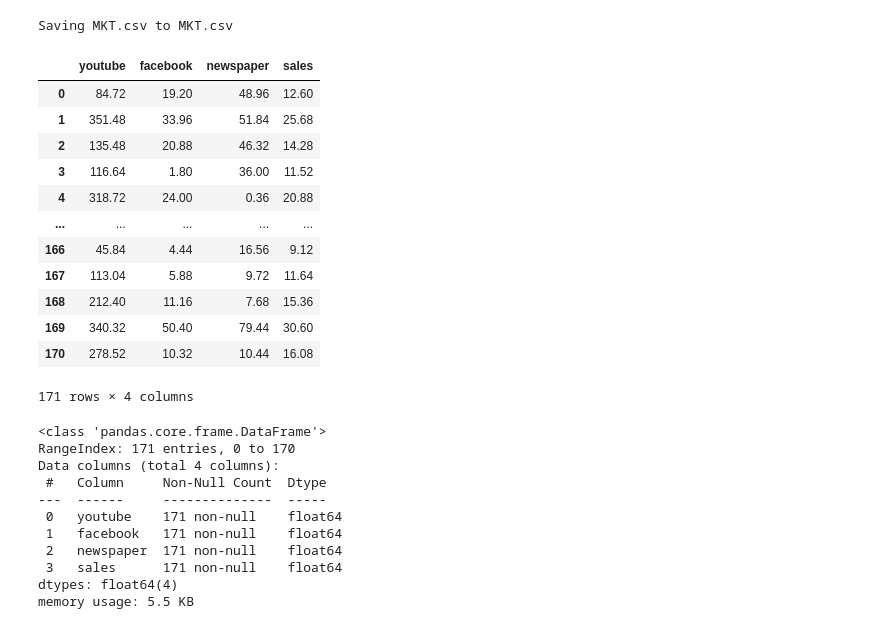
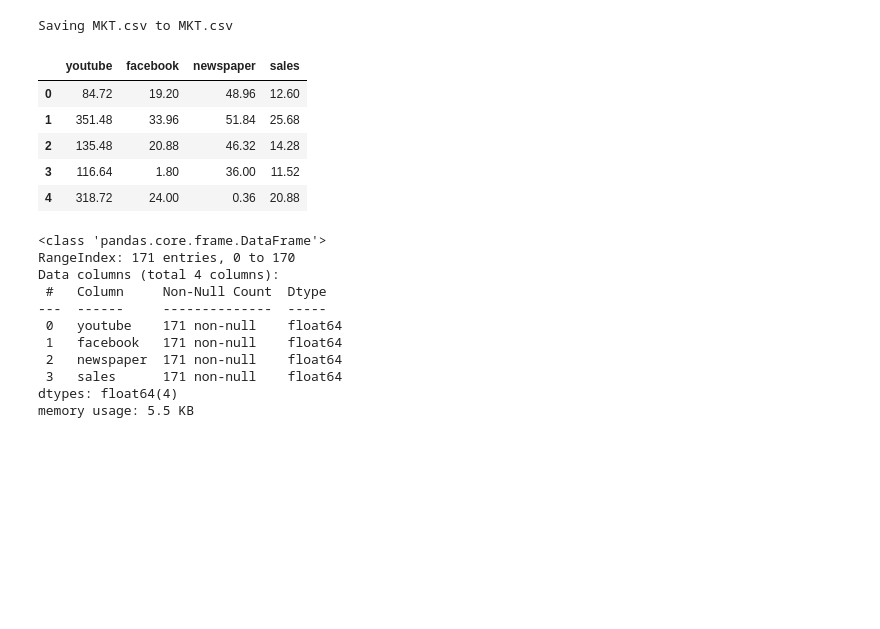
Before and after one commit to LeMorelli-py/Analise-de-dados-Regressao-Linear, a Jupyter notebook: Desafio_4_DNC.ipynb, the cells around one changed output. Cells and saved outputs as stored; diff of their text form; code cells hidden in the pictures; blank space fills up the shorter version.

```diff
--- a/Desafio_4_DNC.ipynb
+++ b/Desafio_4_DNC.ipynb
@@ -15,20 +27,13 @@ from sklearn.metrics import mean_squared_error
 # %%
 df = pd.read_csv('MKT.csv')
-display(df)
+df.head()
 # %% [output]
 |  | youtube | facebook | newspaper | sales |
 | 0 | 84.72 | 19.20 | 48.96 | 12.60 |
 | 1 | 351.48 | 33.96 | 51.84 | 25.68 |
 | 2 | 135.48 | 20.88 | 46.32 | 14.28 |
 | 3 | 116.64 | 1.80 | 36.00 | 11.52 |
 | 4 | 318.72 | 24.00 | 0.36 | 20.88 |
-| ... | ... | ... | ... | ... |
-| 166 | 45.84 | 4.44 | 16.56 | 9.12 |
-| 167 | 113.04 | 5.88 | 9.72 | 11.64 |
-| 168 | 212.40 | 11.16 | 7.68 | 15.36 |
-| 169 | 340.32 | 50.40 | 79.44 | 30.60 |
-| 170 | 278.52 | 10.32 | 10.44 | 16.08 |
-171 rows × 4 columns
 # %%
 df.info()
 # %% [output]
```
Also changed, not shown: parts of 21 cells of this notebook.
